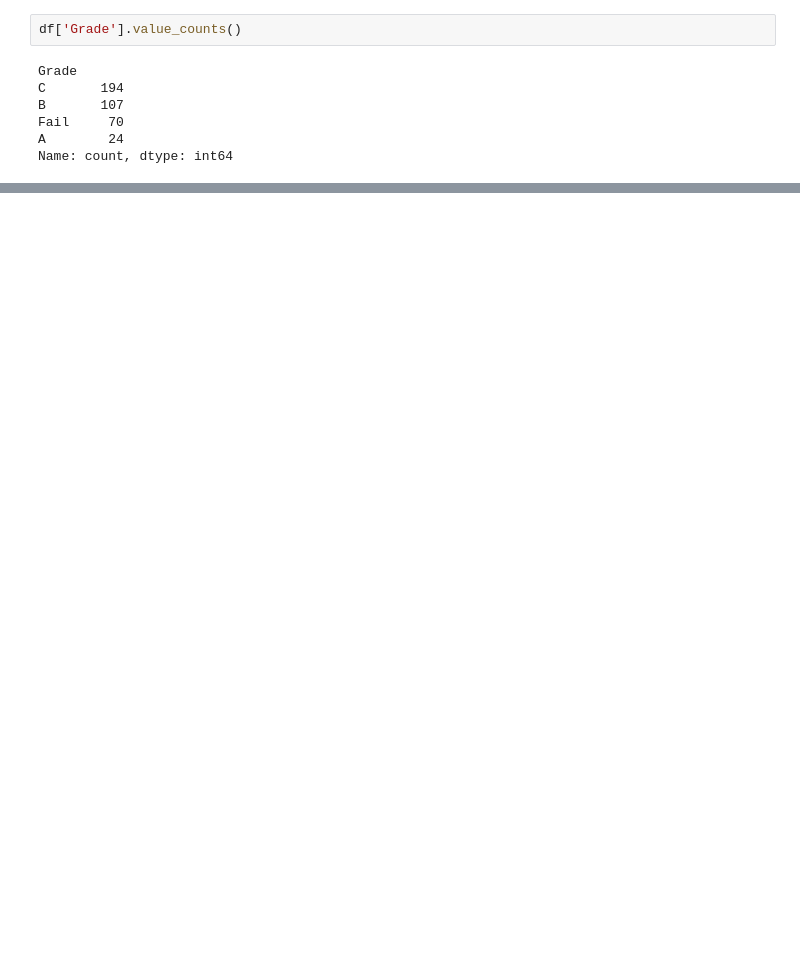
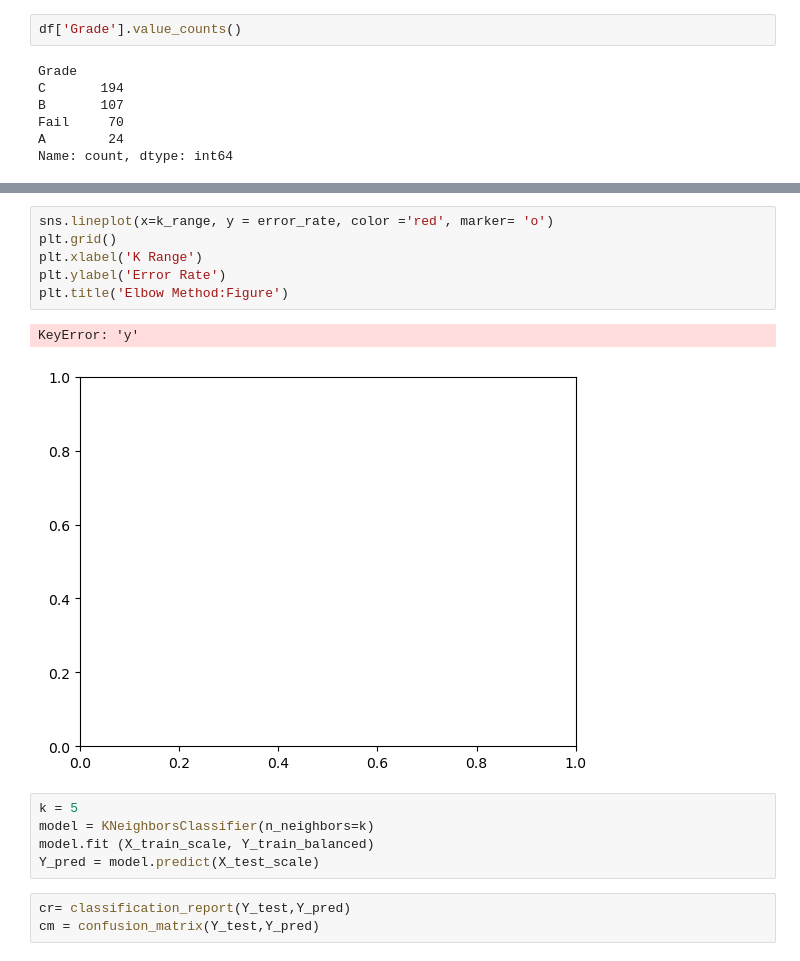
Before and after one commit to SmriteePoudel/DataScience, a Jupyter notebook: Dataset/KNN.ipynb, the cells around one changed output, grey strips where cells are left out. Cells and saved outputs as stored; diff of their text form; blank space fills up the shorter version.

```diff
--- a/Dataset/KNN.ipynb
+++ b/Dataset/KNN.ipynb
@@ -81,0 +406,17 @@ Name: count, dtype: int64
+# %%
+sns.lineplot(x=k_range, y = error_rate, color ='red', marker= 'o')
+plt.grid()
+plt.xlabel('K Range')
+plt.ylabel('Error Rate')
+plt.title('Elbow Method:Figure')
+# %% [output]
+KeyError: 'y'
+[figure, added]
+# %%
+k = 5
+model = KNeighborsClassifier(n_neighbors=k)
+model.fit (X_train_scale, Y_train_balanced)
+Y_pred = model.predict(X_test_scale)
+# %%
+cr= classification_report(Y_test,Y_pred)
+cm = confusion_matrix(Y_test,Y_pred)
```
Also changed, not shown: parts of 42 cells of this notebook, 2 other files.
